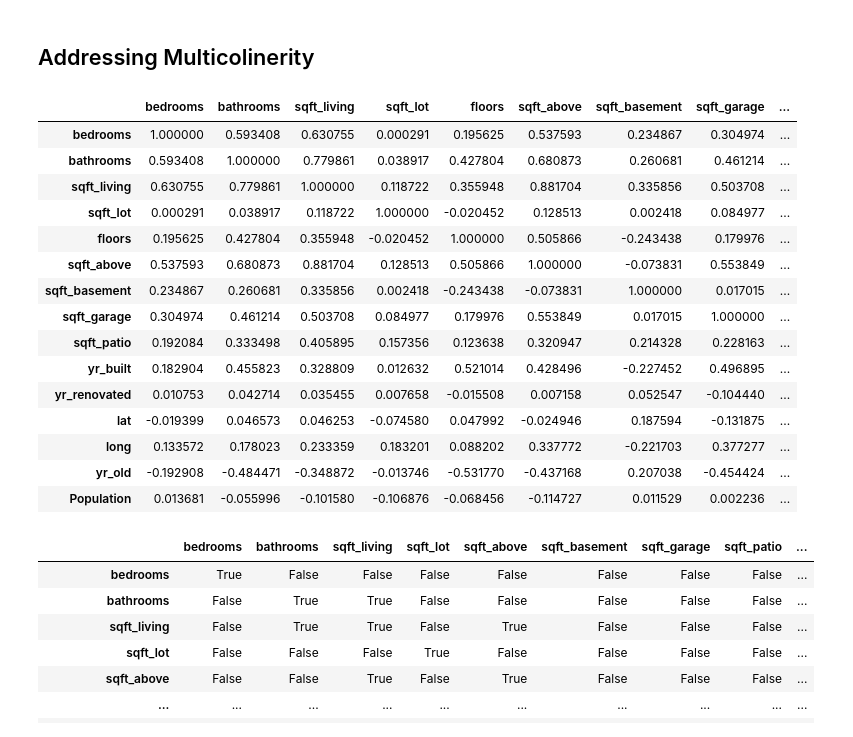
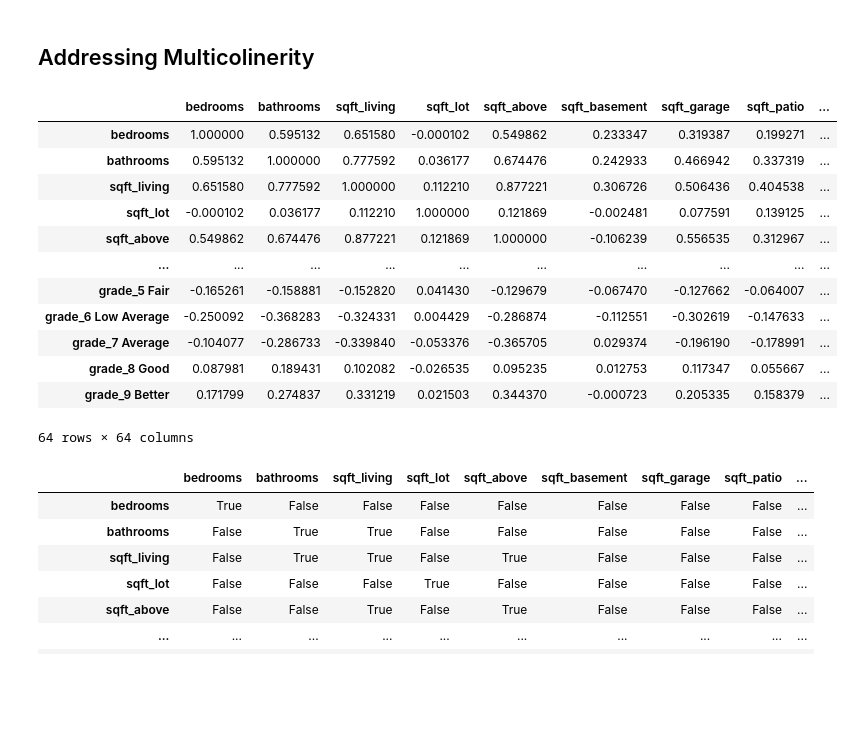
Before and after one commit to newcojon/Capstone, a Jupyter notebook: cap_vers_1.ipynb, the cells around one changed output. Drawn from its saved outputs; the diff is of its cells as text; code cells hidden in the pictures; blank space fills up the shorter version.

```diff
--- a/cap_vers_1.ipynb
+++ b/cap_vers_1.ipynb
@@ -536,0 +617,6 @@ qq plot residuals (outside of range) is
+# %%
+upper_limit = df1['sqft_above'].mean() + 3*df1['sqft_above'].std()
+lower_limit = df1['sqft_above'].mean() - 3*df1['sqft_above'].std()
+
+df1['sqft_above'] = np.where(df1['sqft_above'] > upper_limit, upper_limit,
+    np.where(df1['sqft_above'] < lower_limit, lower_limit, df1['sqft_above']))
@@ -536,0 +639,12 @@ qq plot residuals (outside of range) is
+# %%
+upper_limit = df1['sqft_basement'].mean() + 3*df1['sqft_basement'].std()
+lower_limit = df1['sqft_basement'].mean() - 3*df1['sqft_basement'].std()
+
+df1['sqft_basement'] = np.where(df1['sqft_basement'] > upper_limit, upper_limit,
+    np.where(df1['sqft_basement'] < lower_limit, lower_limit, df1['sqft_basement']))
+# %%
+upper_limit = df1['sqft_patio'].mean() + 3*df1['sqft_patio'].std()
+lower_limit = df1['sqft_patio'].mean() - 3*df1['sqft_patio'].std()
+
+df1['sqft_patio'] = np.where(df1['sqft_patio'] > upper_limit, upper_limit,
+    np.where(df1['sqft_patio'] < lower_limit, lower_limit, df1['sqft_patio']))
@@ -787,3 +898,7 @@ ccpr function partial
 # df1.heat_source
 # %% [markdown]
 ### Model Iteration
+# %%
+# Creating categorical variables
+cats = df1[['waterfront','greenbelt', 'nuisance', 'view', 'condition', 'heat_source', 'sewer_system', 'Neighborhood', 'grade']]
+cats1 = df1[['selldate','price','waterfront','greenbelt', 'nuisance', 'view', 'condition', 'heat_source', 'sewer_system', 'address', 'Zipcode', 'Neighborhood', 'grade']]
@@ -848,24 +966,21 @@ MAE dropped significantly.
 # %% [markdown]
 ## Addressing Multicolinerity
 # %%
-X.corr()
+X1.corr()
 # %% [output]
-|  | bedrooms | bathrooms | sqft_living | sqft_lot | floors | sqft_above | sqft_basement | sqft_garage | ... |
-| bedrooms | 1.000000 | 0.593408 | 0.630755 | 0.000291 | 0.195625 | 0.537593 | 0.234867 | 0.304974 | ... |
-| bathrooms | 0.593408 | 1.000000 | 0.779861 | 0.038917 | 0.427804 | 0.680873 | 0.260681 | 0.461214 | ... |
-| sqft_living | 0.630755 | 0.779861 | 1.000000 | 0.118722 | 0.355948 | 0.881704 | 0.335856 | 0.503708 | ... |
-| sqft_lot | 0.000291 | 0.038917 | 0.118722 | 1.000000 | -0.020452 | 0.128513 | 0.002418 | 0.084977 | ... |
-| floors | 0.195625 | 0.427804 | 0.355948 | -0.020452 | 1.000000 | 0.505866 | -0.243438 | 0.179976 | ... |
-| sqft_above | 0.537593 | 0.680873 | 0.881704 | 0.128513 | 0.505866 | 1.000000 | -0.073831 | 0.553849 | ... |
-| sqft_basement | 0.234867 | 0.260681 | 0.335856 | 0.002418 | -0.243438 | -0.073831 | 1.000000 | 0.017015 | ... |
-| sqft_garage | 0.304974 | 0.461214 | 0.503708 | 0.084977 | 0.179976 | 0.553849 | 0.017015 | 1.000000 | ... |
-| sqft_patio | 0.192084 | 0.333498 | 0.405895 | 0.157356 | 0.123638 | 0.320947 | 0.214328 | 0.228163 | ... |
-| yr_built | 0.182904 | 0.455823 | 0.328809 | 0.012632 | 0.521014 | 0.428496 | -0.227452 | 0.496895 | ... |
-| yr_renovated | 0.010753 | 0.042714 | 0.035455 | 0.007658 | -0.015508 | 0.007158 | 0.052547 | -0.104440 | ... |
-| lat | -0.019399 | 0.046573 | 0.046253 | -0.074580 | 0.047992 | -0.024946 | 0.187594 | -0.131875 | ... |
-| long | 0.133572 | 0.178023 | 0.233359 | 0.183201 | 0.088202 | 0.337772 | -0.221703 | 0.377277 | ... |
-| yr_old | -0.192908 | -0.484471 | -0.348872 | -0.013746 | -0.531770 | -0.437168 | 0.207038 | -0.454424 | ... |
-| Population | 0.013681 | -0.055996 | -0.101580 | -0.106876 | -0.068456 | -0.114727 | 0.011529 | 0.002236 | ... |
+|  | bedrooms | bathrooms | sqft_living | sqft_lot | sqft_above | sqft_basement | sqft_garage | sqft_patio | ... |
+| bedrooms | 1.000000 | 0.595132 | 0.651580 | -0.000102 | 0.549862 | 0.233347 | 0.319387 | 0.199271 | ... |
+| bathrooms | 0.595132 | 1.000000 | 0.777592 | 0.036177 | 0.674476 | 0.242933 | 0.466942 | 0.337319 | ... |
+| sqft_living | 0.651580 | 0.777592 | 1.000000 | 0.112210 | 0.877221 | 0.306726 | 0.506436 | 0.404538 | ... |
+| sqft_lot | -0.000102 | 0.036177 | 0.112210 | 1.000000 | 0.121869 | -0.002481 | 0.077591 | 0.139125 | ... |
+| sqft_above | 0.549862 | 0.674476 | 0.877221 | 0.121869 | 1.000000 | -0.106239 | 0.556535 | 0.312967 | ... |
+| ... | ... | ... | ... | ... | ... | ... | ... | ... | ... |
+| grade_5 Fair | -0.165261 | -0.158881 | -0.152820 | 0.041430 | -0.129679 | -0.067470 | -0.127662 | -0.064007 | ... |
+| grade_6 Low Average | -0.250092 | -0.368283 | -0.324331 | 0.004429 | -0.286874 | -0.112551 | -0.302619 | -0.147633 | ... |
+| grade_7 Average | -0.104077 | -0.286733 | -0.339840 | -0.053376 | -0.365705 | 0.029374 | -0.196190 | -0.178991 | ... |
+| grade_8 Good | 0.087981 | 0.189431 | 0.102082 | -0.026535 | 0.095235 | 0.012753 | 0.117347 | 0.055667 | ... |
+| grade_9 Better | 0.171799 | 0.274837 | 0.331219 | 0.021503 | 0.344370 | -0.000723 | 0.205335 | 0.158379 | ... |
+64 rows × 64 columns
 # %%
 abs(X1.corr()) > .75
 # %% [output]
```
Also changed, not shown: parts of 143 cells of this notebook.
